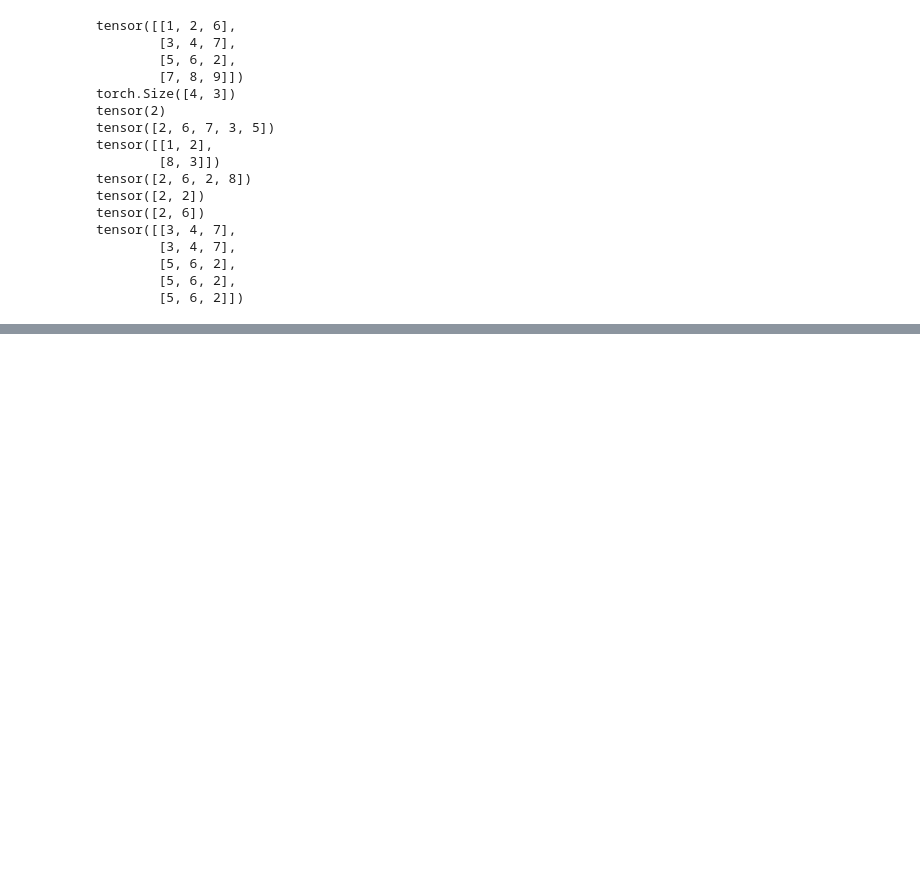
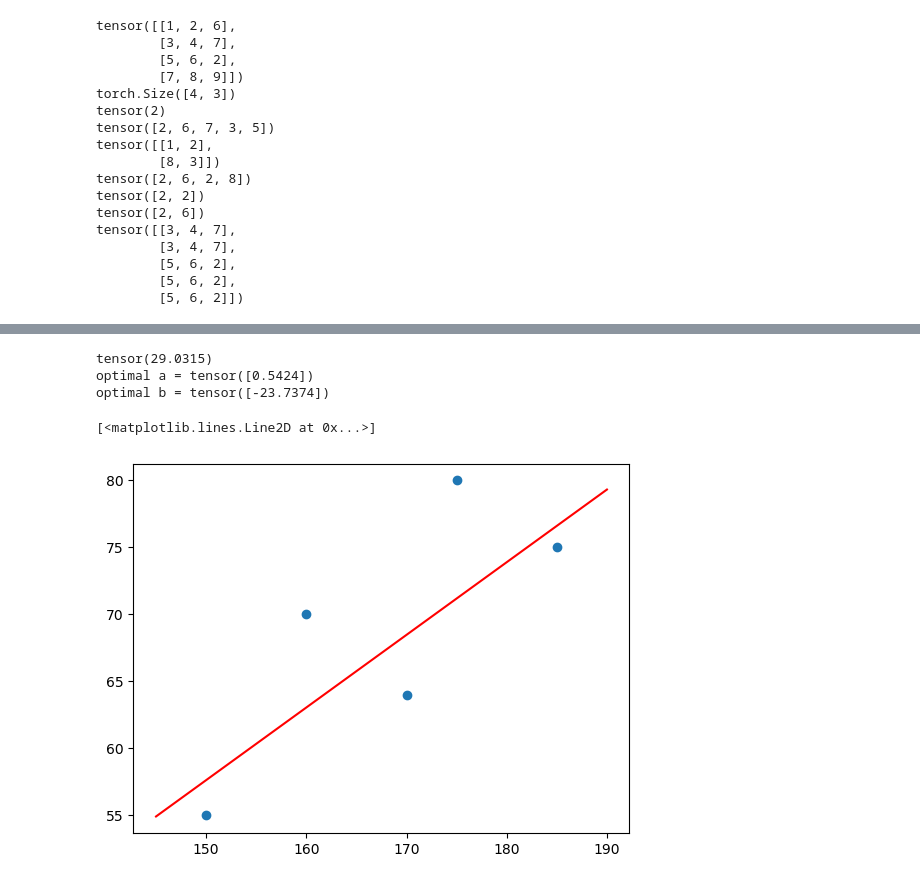
Before and after one commit to 100sjun/repos_python, a Jupyter notebook: Study/Lecture/Level 0, Install! Python/Install_Pytorch.ipynb, the cells around one changed output, grey strips where cells are left out. Drawn from its saved outputs; the diff is of its cells as text; code cells hidden in the pictures; blank space fills up the shorter version.

```diff
--- a/Study/Lecture/Level 0, Install! Python/Install_Pytorch.ipynb
+++ b/Study/Lecture/Level 0, Install! Python/Install_Pytorch.ipynb
@@ -315,0 +1215,18 @@ tensor([[3, 4, 7],
+# %%
+print(torch.min(L))
+a_opt = A[L==torch.min(L)]
+b_opt = B[L==torch.min(L)]
+print(f'optimal a = {a_opt}')
+print(f'optimal b = {b_opt}')
+# %% [output]
+tensor(29.0315)
+optimal a = tensor([0.5424])
+optimal b = tensor([-23.7374])
+# %%
+x_plot=torch.linspace(145,190,100)
+y_plot=a_opt * x_plot + b_opt
+plt.plot(x,y,'o')
+plt.plot(x_plot,y_plot,'r')
+# %% [output]
+[<matplotlib.lines.Line2D at 0x...>]
+[figure, added]
```
Also changed, not shown: parts of 74 cells of this notebook.
